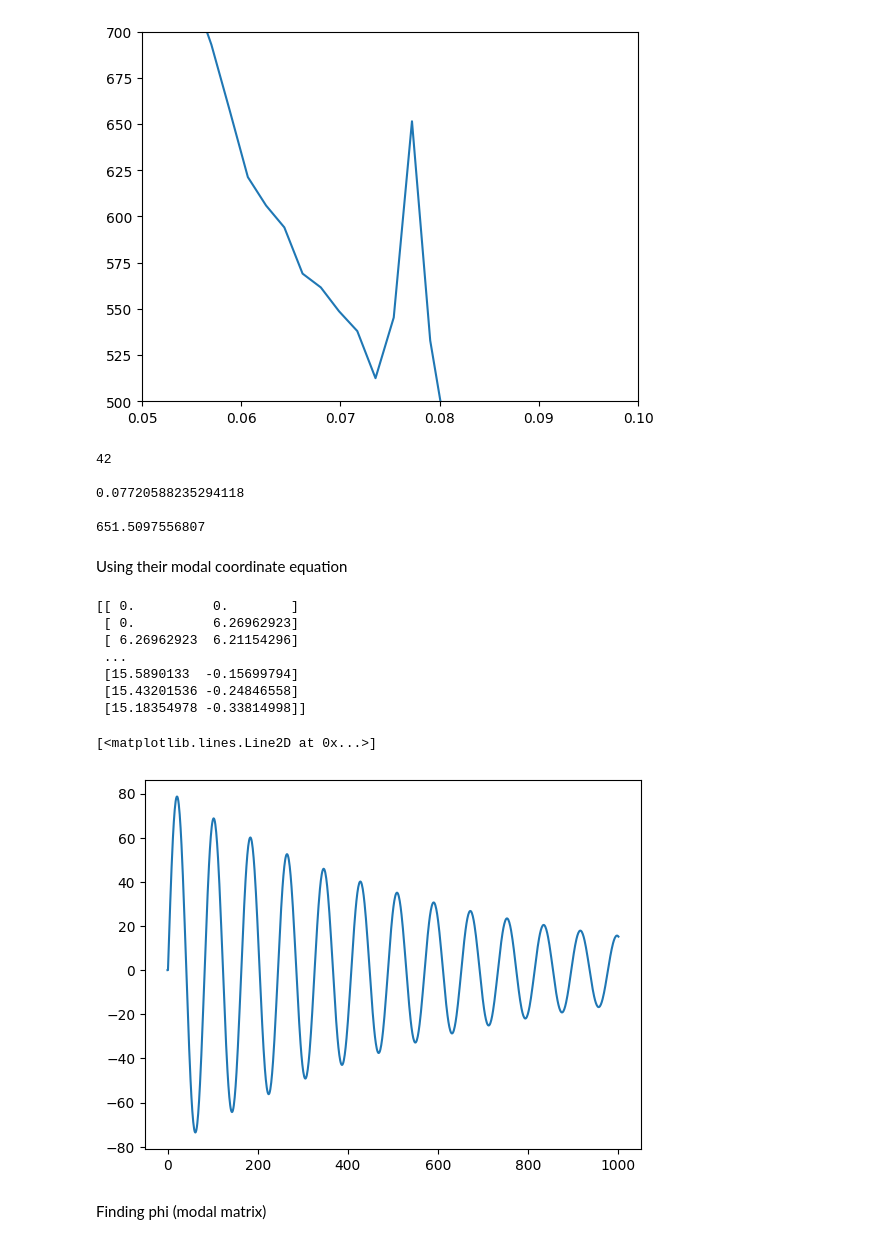
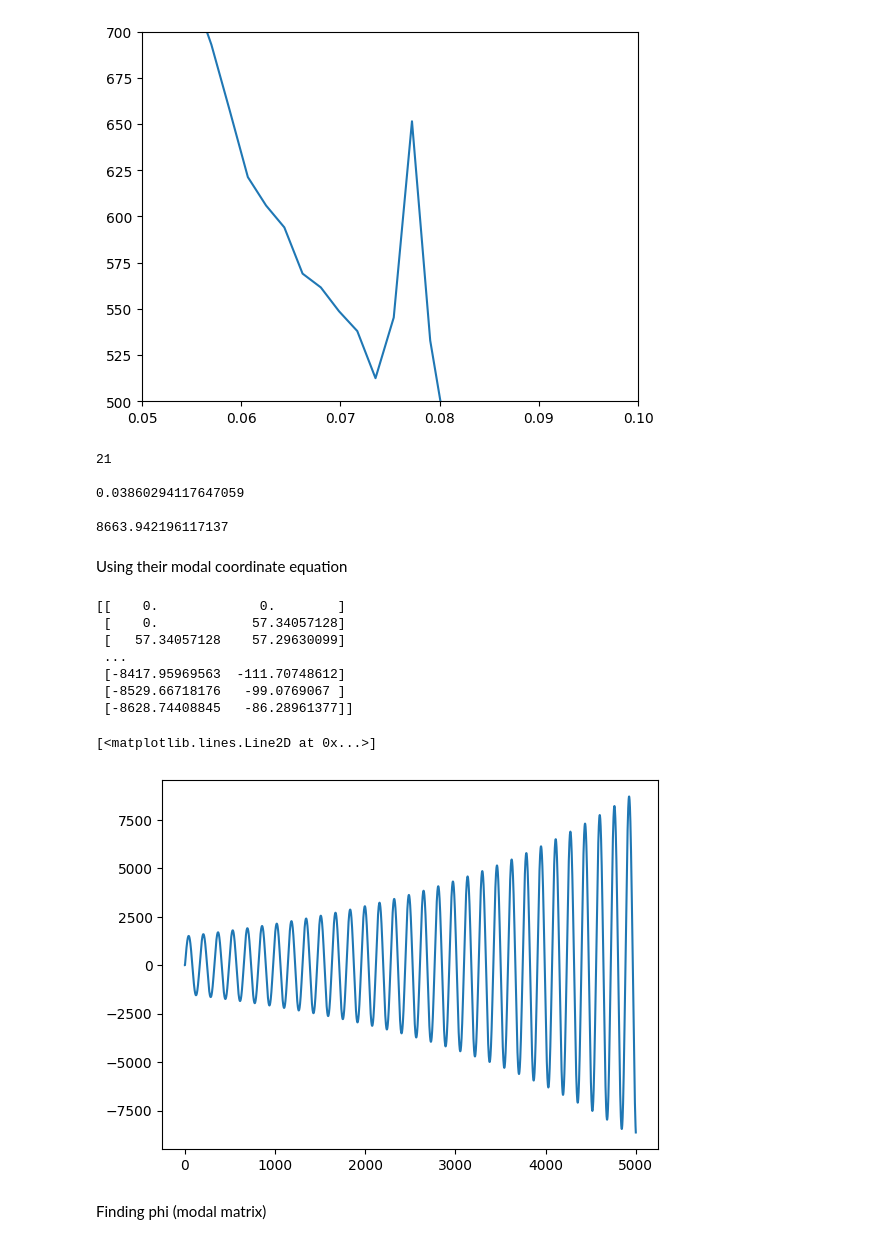
Before and after one commit to akshatsanghvi211103/DIP_Project, a Jupyter notebook: dip_proj.ipynb, the cells around one changed output. Saved outputs shown, nothing was run; the diff lists cells and outputs as text; code cells hidden in the pictures.

```diff
--- a/dip_proj.ipynb
+++ b/dip_proj.ipynb
@@ -93,23 +93,21 @@ while True:
 540
 # %%
 
-# the signal is given in an array by disp[:, 520, 168, 1], now we want to calculate the fft of this signal
-x = disp[:, 132, 362, 0]
+# the signal is given in an array by disp[:, (wrong, ulta, 520, 168), 1], now we want to calculate the fft of this signal
+x = disp[:, 312, 351, 0]
 x = x - np.mean(x)
-# plt.plot(x)
+plt.plot(x)
 fft_result = np.fft.fft(x)
 num_samples = x.shape[0]
 frequencies = np.fft.fftfreq(num_samples)
 magnitude = np.abs(fft_result)
 # print(np.max(magnitude))
-plt.stem(frequencies, magnitude, 'b', markerfmt=" ", basefmt="-b")
+# plt.stem(frequencies, magnitude, 'b', markerfmt=" ", basefmt="-b")
 
 max_freq_index = np.argmax(magnitude)
 print(max_freq_index)
 max_freq = frequencies[max_freq_index]
 print(max_freq)
 
-plt.xlabel('Frequency (Hz)')
-plt.ylabel('Magnitude')
 plt.show()
 # %% [output]
@@ -124,7 +122,7 @@ print(prev_frame.shape)
 new_img = np.zeros_like(prev_frame)
 new_img[:, :, 1] = 255
 new_img[:, :, 0] = 255
-freq_index = 8
+freq_index = 21
 
 fft_frequencies = None
 T = disp.shape[0]
@@ -169,17 +167,17 @@ plt.show()
 # %% [output]
 [figure]
 # %%
-index = np.argsort(magnitude_sums)[::-1]
+main_index = np.argsort(magnitude_sums)[::-1][2]
 # print(magnitude_sums[index])
-main_index = 0
-count = 0
-for i in range(1, index.shape[0] - 1):
-  if ((magnitude_sums[i] > magnitude_sums[i - 1]) & (magnitude_sums[i] > magnitude_sums[i + 1])):
-    main_index = i
-    count += 1
+# main_index = 0
+# count = 0
+# for i in range(1, index.shape[0] - 1):
+#   if ((magnitude_sums[i] > magnitude_sums[i - 1]) & (magnitude_sums[i] > magnitude_sums[i + 1])):
+#     main_index = i
+#     count += 1
 
-  if count > 3:
-    break
+#   if count > 1:
+#     break
 
 print(main_index)
 print()
@@ -187,13 +185,13 @@ print(fft_frequencies[main_index])
 print()
 print(magnitude_sums[main_index])
 # %% [output]
-42
+21
 
-0.07720588235294118
+0.03860294117647059
 
-651.5097556807
+8663.942196117137
 # %%
-w_index = 42 # trying the next peak
+w_index = 21
 best_mode = []
 for i in range(480):
   for j in range(640):
@@ -209,41 +207,42 @@ Using their modal coordinate equation
 # %%
 # now we get the modal coordinates as an equation of time, we dont really care about the modal velocities for now?
 # no, we do, as the modal coordinate (displacement) also requires the modal velocities of the previous timestep
 
 a = 1
-p = [120, 382] # point of application of force
-d = [1, 1] # x and y component
+p = [312, 351] # point of application of force
+d = [0.5, 1] # x and y component
 f_i = d[0] * np.abs(best_mode[p[0] * 640 + p[1]])
 f = f_i
 
-t = 1000
+t = 5000
 y = np.zeros((t + 1, 2)) # assuming the intial modal velocities are 0, cuz x=phi*q, and we assumed that x is 0 in the beginning
 h = 1 # we had assumed time stamp is 1 in the x+vt
-d = 0.06
+d = 0.01
 m = 1
-w = 0.07720588235294118
+w = 0.03860294117647059
+
 
 m1 = np.array([[1, h], [-w**2 * h, 1 - 2*d*w*h]])
 m2 = np.array([0, h/m])
 for i in range(t):
   if(i != 0):
     f = 0
   y[i + 1] = (m1 @ y[i].T) + (m2.T * f)
   y[i + 1] = y[i + 1].T
 
 
 print(y)
 plt.plot(y[:, 0])
 # %% [output]
-[[ 0.          0.        ]
- [ 0.          6.26962923]
- [ 6.26962923  6.21154296]
+[[    0.             0.        ]
+ [    0.            57.34057128]
+ [   57.34057128    57.29630099]
  ...
- [15.5890133  -0.15699794]
- [15.43201536 -0.24846558]
- [15.18354978 -0.33814998]]
+ [-8417.95969563  -111.70748612]
+ [-8529.66718176   -99.0769067 ]
+ [-8628.74408845   -86.28961377]]
 [<matplotlib.lines.Line2D at 0x...>]
-[figure, old version]
+[figure, new version]
 # %% [markdown]
 Finding phi (modal matrix)
 # %%
```
Also changed, not shown: parts of 4 cells of this notebook.
